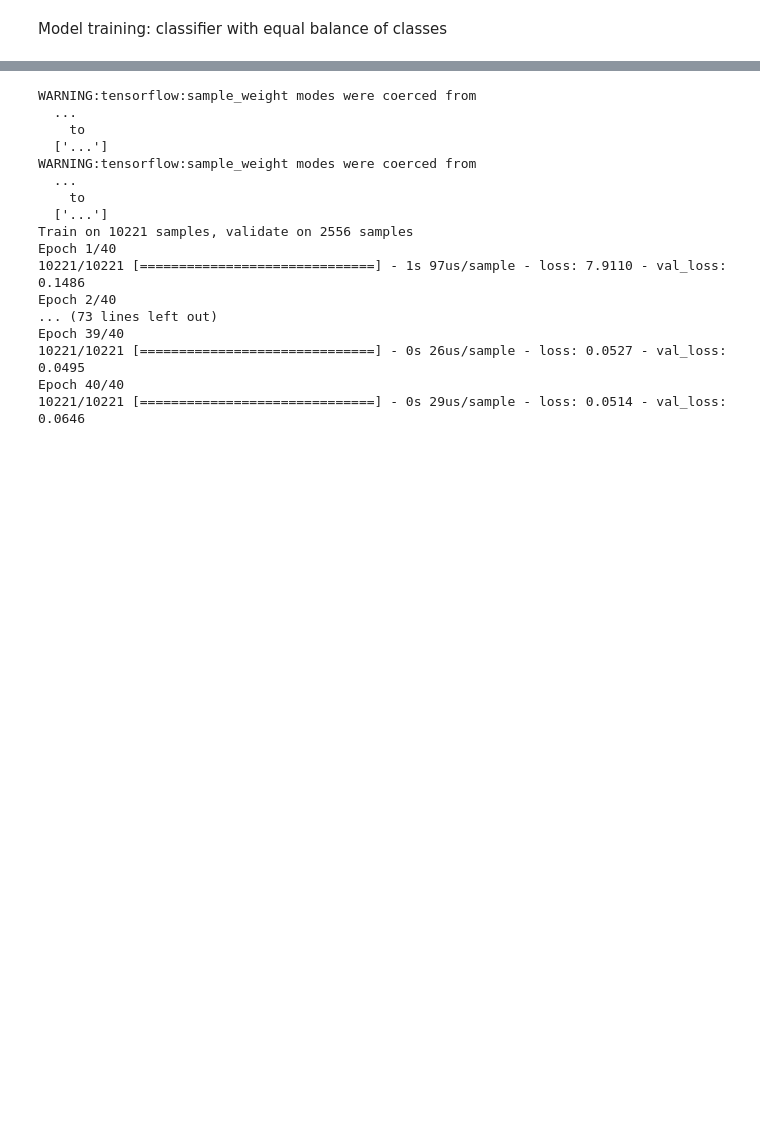
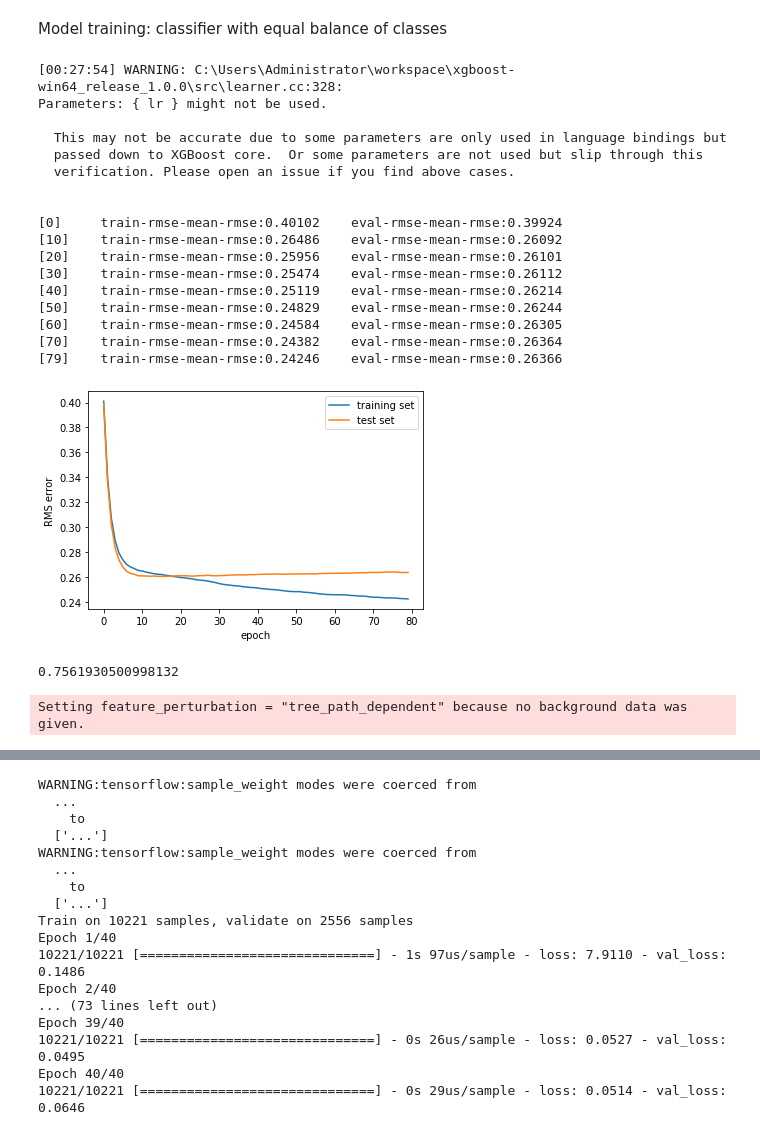
Before and after one commit to florianst/datascience_side, a Jupyter notebook: radon.ipynb, the cells around one changed output, grey strips where cells are left out. Cells and saved outputs as stored; diff of their text form; code cells hidden in the pictures; blank space fills up the shorter version.

Commit message:
add xgboost classifier with hyperopt

```diff
--- a/radon.ipynb
+++ b/radon.ipynb
@@ -129,3 +137,73 @@ data_enc
 Model training: classifier with equal balance of classes
 # %%
 labels_binary = [1 if l>10 else 0 for l in labels] # make binary class labels
+# %%
+# XGBoost
+X_train, X_test, y_train, y_test = train_test_split(data_enc.to_numpy(), np.array(labels_binary), test_size=0.2)
+
+trainmatrix, testmatrix = xgboost.DMatrix(X_train, label=y_train), xgboost.DMatrix(X_test, label=y_test)
+
+# optimse hyperparameters
+def optimise(*args):
+    colsample, lr, max_depth = args[0]
+    params = {'colsample_bytree': colsample, 'learning_rate': lr, 'max_depth': max_depth}
+    return -optimfct(params)
+
+def optimfct(params, plot_loss=False):
+    epochs = 80
+    progress = {}
+    if plot_loss: watchlist  = [(trainmatrix,'train-rmse-mean'), (testmatrix, 'eval-rmse-mean')]
+    model = xgboost.train(params, trainmatrix, epochs, evals=watchlist if plot_loss else (), evals_result=progress, verbose_eval=10 if plot_loss else False)
+
+    if plot_loss:
+        # plot training performance
+        plt.plot(range(len(progress['train']['rmse-mean-rmse'])), progress['train']['rmse-mean-rmse'], label='training set')
+        plt.plot(range(len(progress['eval']['rmse-mean-rmse'])),  progress['eval']['rmse-mean-rmse'],  label='test set')
+        plt.legend()
+        plt.xlabel("epoch")
+        plt.ylabel("RMS error")
+        plt.show()
+
+        roc_score = roc_auc_score(y_test, model.predict(xgboost.DMatrix(X_test)))
+        print(roc_score, params)
+
+        return roc_score, model
+
+    return roc_auc_score(y_test, model.predict(xgboost.DMatrix(X_test)))
+
+# define hyperparameter search space
+space = [hp.uniform('colsample_bytree', 0.5, 1.0),
+         hp.loguniform('lr', -3.5*np.log(10), 0*np.log(10)),
+         hp.choice('max_depth', range(3, 9))]
+
+best_params = fmin(fn=optimise, space=space, algo=tpe.suggest, max_evals=150)
+_, model = optimfct(best_params, plot_loss=True)
+
+# explain using SHAP
+explainer = shap.TreeExplainer(model)
+shap_values = explainer.shap_values(X_test)
+shap_values_train = explainer.shap_values(X_train)
+
+# summarize the effects of all the features
+shap.summary_plot(shap_values, X_test, feature_names=data_enc.columns, max_display=50)
+# %% [output]
+[00:27:54] WARNING: C:\Users\Administrator\workspace\xgboost-win64_release_1.0.0\src\learner.cc:328:
+Parameters: { lr } might not be used.
+
+  This may not be accurate due to some parameters are only used in language bindings but
+  passed down to XGBoost core.  Or some parameters are not used but slip through this
+  verification. Please open an issue if you find above cases.
+
+
+[0]     train-rmse-mean-rmse:0.40102    eval-rmse-mean-rmse:0.39924
+[10]    train-rmse-mean-rmse:0.26486    eval-rmse-mean-rmse:0.26092
+[20]    train-rmse-mean-rmse:0.25956    eval-rmse-mean-rmse:0.26101
+[30]    train-rmse-mean-rmse:0.25474    eval-rmse-mean-rmse:0.26112
+[40]    train-rmse-mean-rmse:0.25119    eval-rmse-mean-rmse:0.26214
+[50]    train-rmse-mean-rmse:0.24829    eval-rmse-mean-rmse:0.26244
+[60]    train-rmse-mean-rmse:0.24584    eval-rmse-mean-rmse:0.26305
+[70]    train-rmse-mean-rmse:0.24382    eval-rmse-mean-rmse:0.26364
+[79]    train-rmse-mean-rmse:0.24246    eval-rmse-mean-rmse:0.26366
+[figure, added]
+0.7561930500998132
+Setting feature_perturbation = "tree_path_dependent" because no background data was given.
```
Also changed, not shown: parts of 11 cells of this notebook.
